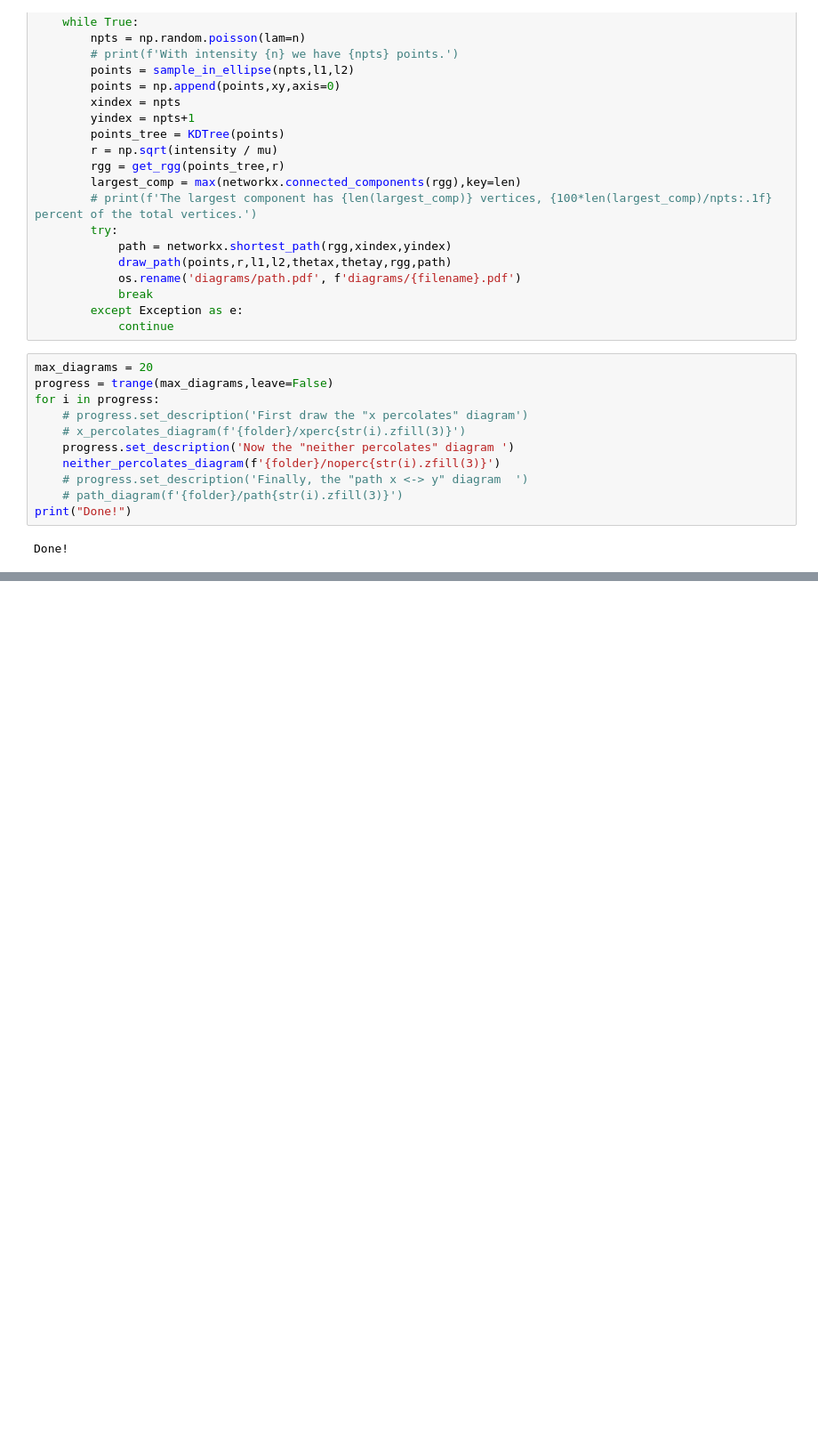
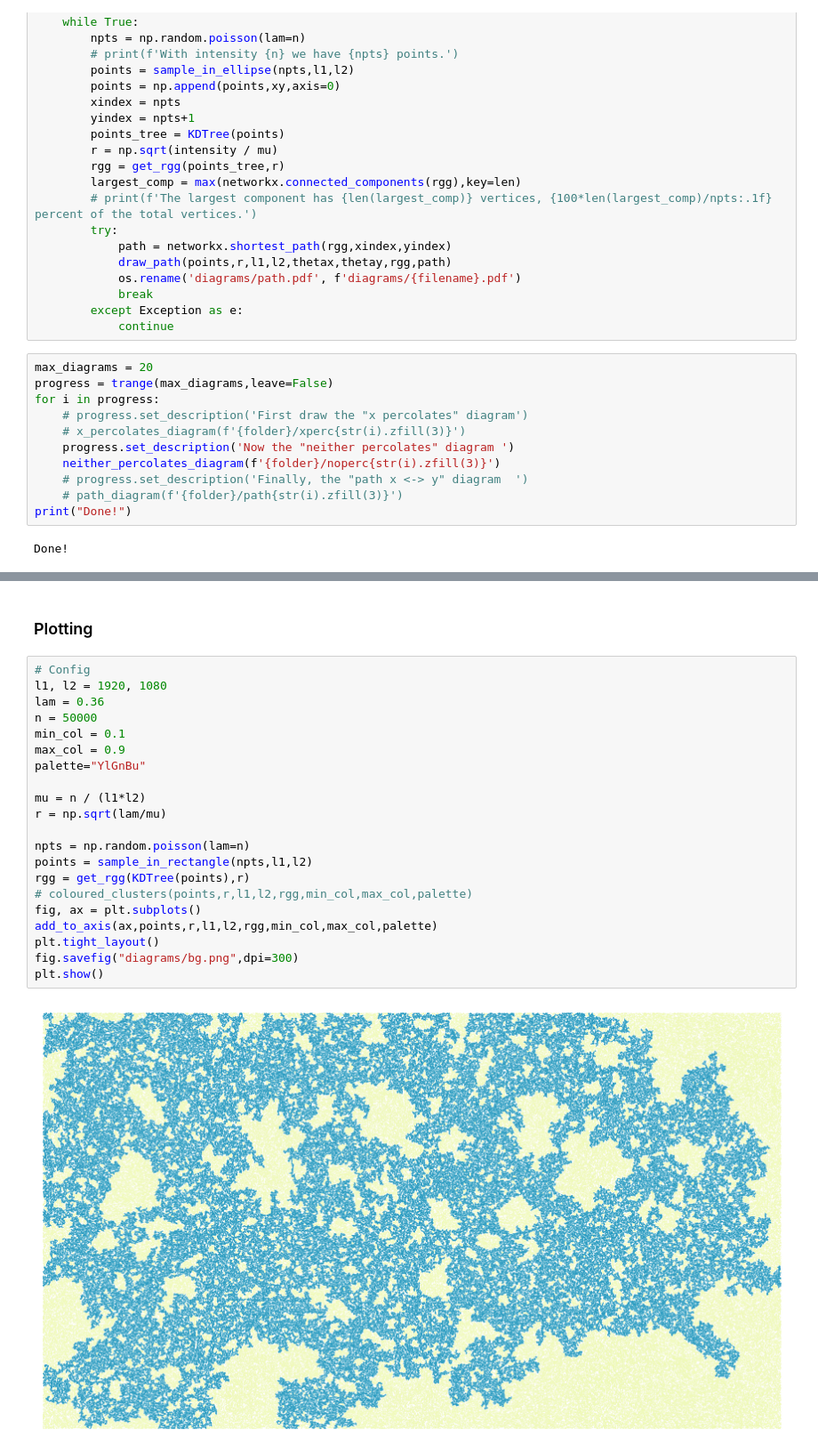
Before and after one commit to frankiehiggs/two-point-poster, a Jupyter notebook: connection-diagram/diagram.ipynb, the cells around one changed output, grey strips where cells are left out. Shown at 89% size. Cells and saved outputs as stored; diff of their text form; blank space fills up the shorter version.

```diff
--- a/connection-diagram/diagram.ipynb
+++ b/connection-diagram/diagram.ipynb
@@ -352,0 +467,25 @@ Done!
+# %% [markdown]
+### Plotting
+# %%
+# Config
+l1, l2 = 1920, 1080
+lam = 0.36
+n = 50000
+min_col = 0.1
+max_col = 0.9
+palette="YlGnBu"
+
+mu = n / (l1*l2)
+r = np.sqrt(lam/mu)
+
+npts = np.random.poisson(lam=n)
+points = sample_in_rectangle(npts,l1,l2)
+rgg = get_rgg(KDTree(points),r)
+# coloured_clusters(points,r,l1,l2,rgg,min_col,max_col,palette)
+fig, ax = plt.subplots()
+add_to_axis(ax,points,r,l1,l2,rgg,min_col,max_col,palette)
+plt.tight_layout()
+fig.savefig("diagrams/bg.png",dpi=300)
+plt.show()
+# %% [output]
+[figure, added]
```
Also changed, not shown: parts of 16 cells of this notebook, 5 other files.
